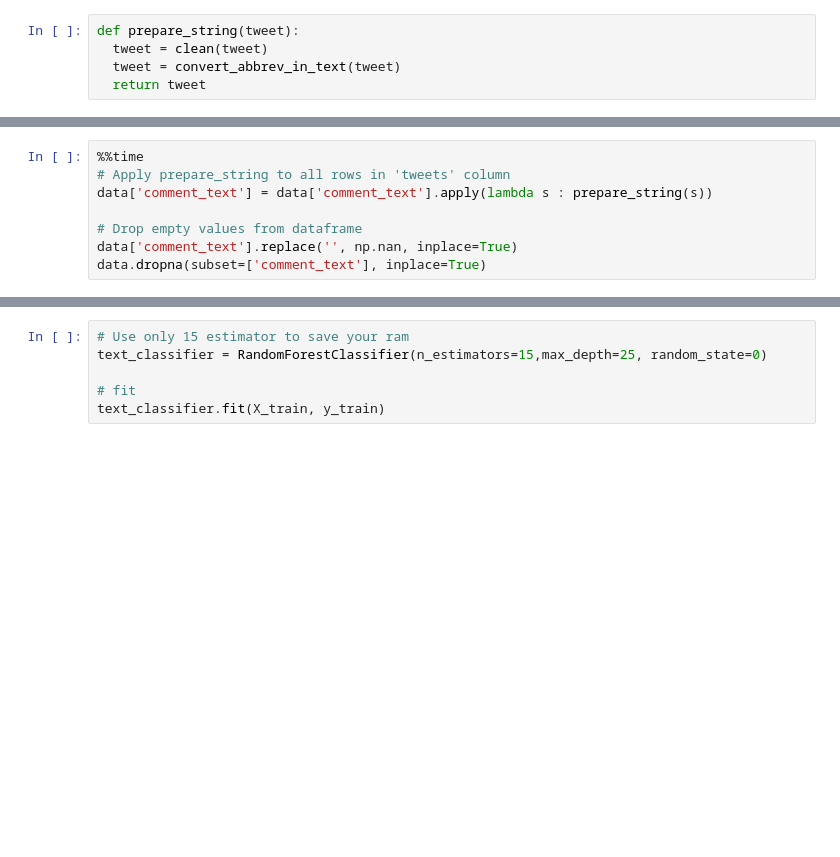
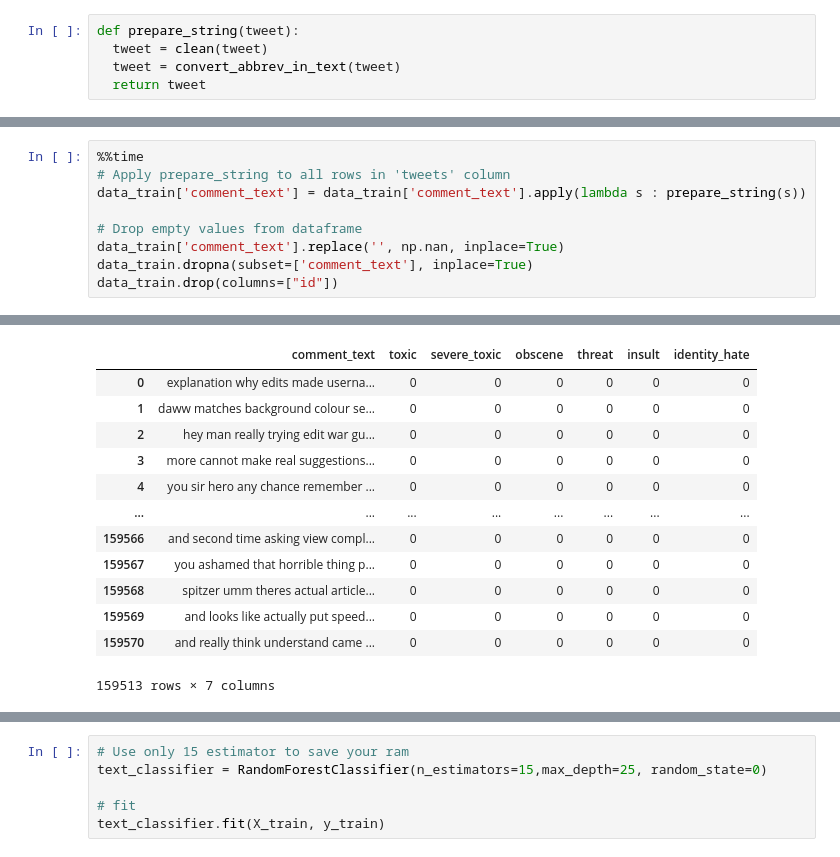
Before and after one commit to GatienVilain/Toxic-Comment-classification, a Jupyter notebook: Classification_commentaires_toxiques.ipynb, the cells around one changed output, grey strips where cells are left out. Saved outputs shown, nothing was run; the diff lists cells and outputs as text; blank space fills up the shorter version.

```diff
--- a/Classification_commentaires_toxiques.ipynb
+++ b/Classification_commentaires_toxiques.ipynb
@@ -544,9 +594,10 @@ def prepare_string(tweet):
 # %%
 %%time
 # Apply prepare_string to all rows in 'tweets' column
-data['comment_text'] = data['comment_text'].apply(lambda s : prepare_string(s))
+data_train['comment_text'] = data_train['comment_text'].apply(lambda s : prepare_string(s))
 
 # Drop empty values from dataframe
-data['comment_text'].replace('', np.nan, inplace=True)
-data.dropna(subset=['comment_text'], inplace=True)
+data_train['comment_text'].replace('', np.nan, inplace=True)
+data_train.dropna(subset=['comment_text'], inplace=True)
+data_train.drop(columns=["id"])
 # %% [output]
@@ -554,0 +606,13 @@ Wall time: 2min 2s
+|  | comment_text | toxic | severe_toxic | obscene | threat | insult | identity_hate |
+| 0 | explanation why edits made userna... | 0 | 0 | 0 | 0 | 0 | 0 |
+| 1 | daww matches background colour se... | 0 | 0 | 0 | 0 | 0 | 0 |
+| 2 | hey man really trying edit war gu... | 0 | 0 | 0 | 0 | 0 | 0 |
+| 3 | more cannot make real suggestions... | 0 | 0 | 0 | 0 | 0 | 0 |
+| 4 | you sir hero any chance remember ... | 0 | 0 | 0 | 0 | 0 | 0 |
+| ... | ... | ... | ... | ... | ... | ... | ... |
+| 159566 | and second time asking view compl... | 0 | 0 | 0 | 0 | 0 | 0 |
+| 159567 | you ashamed that horrible thing p... | 0 | 0 | 0 | 0 | 0 | 0 |
+| 159568 | spitzer umm theres actual article... | 0 | 0 | 0 | 0 | 0 | 0 |
+| 159569 | and looks like actually put speed... | 0 | 0 | 0 | 0 | 0 | 0 |
+| 159570 | and really think understand came ... | 0 | 0 | 0 | 0 | 0 | 0 |
+159513 rows × 7 columns
```
Also changed, not shown: parts of 43 cells of this notebook.
